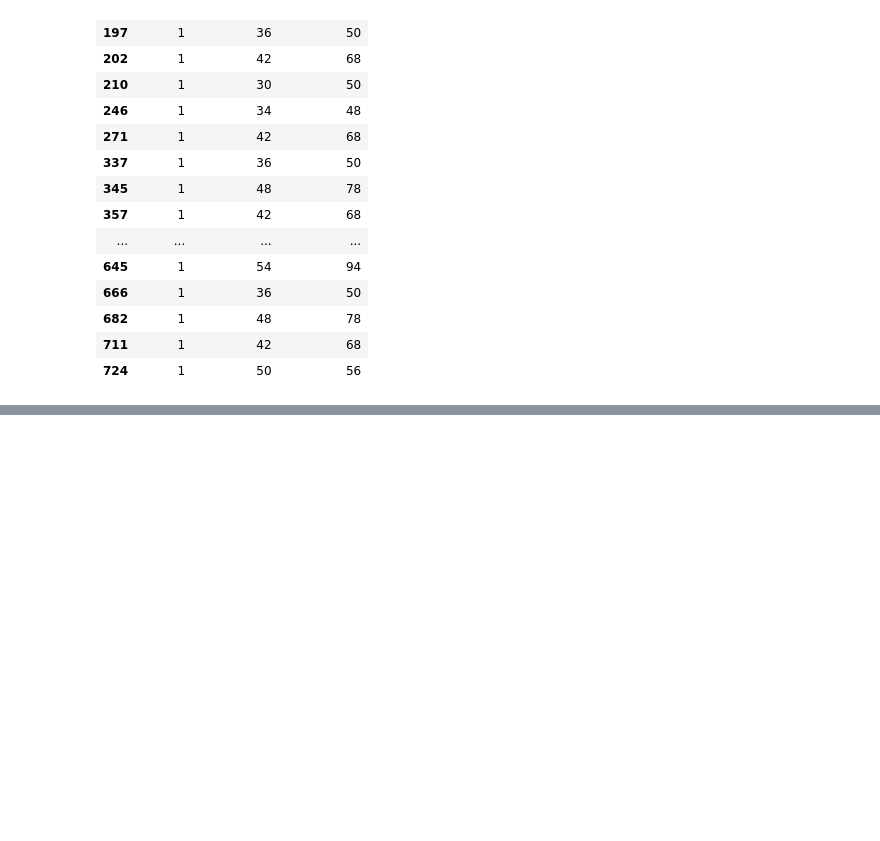
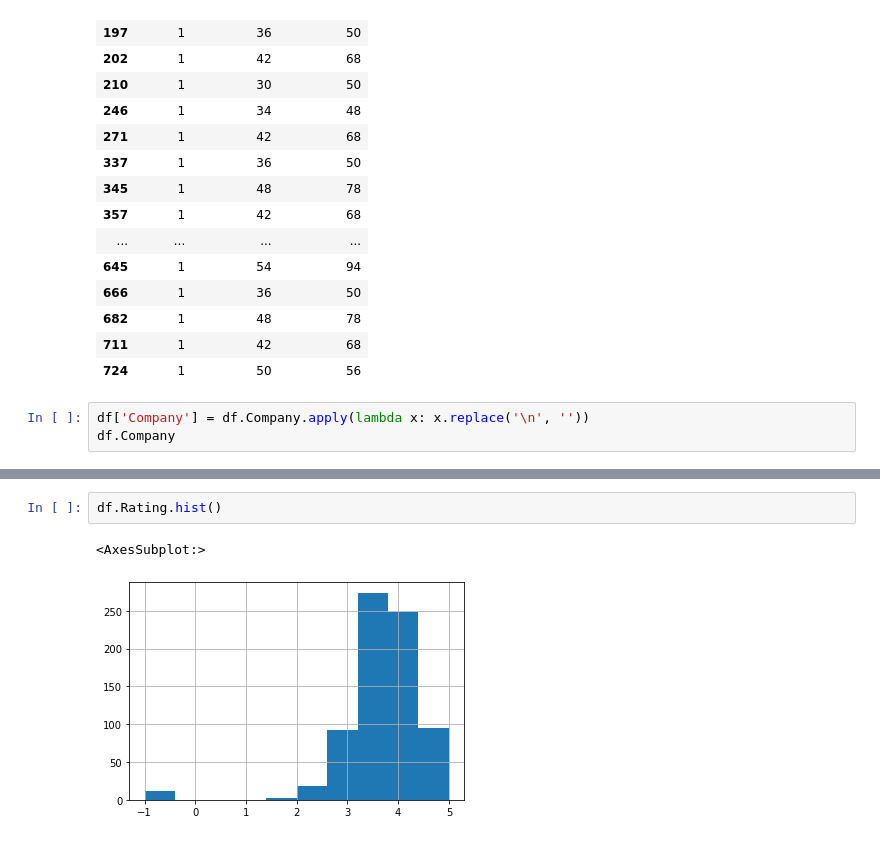
Before and after one commit to reenasheoran/Glassdoor_Salary_Prediction, a Jupyter notebook: notebooks/EDA.ipynb, the cells around one changed output, grey strips where cells are left out. Cells and saved outputs as stored; diff of their text form; blank space fills up the shorter version.

```diff
--- a/notebooks/EDA.ipynb
+++ b/notebooks/EDA.ipynb
@@ -134,3 +134,6 @@ df[df.hourly ==1][['hourly','min_salary','max_salary']]
 | 682 | 1 | 48 | 78 |
 | 711 | 1 | 42 | 68 |
 | 724 | 1 | 50 | 56 |
+# %%
+df['Company'] = df.Company.apply(lambda x: x.replace('\n', ''))
+df.Company
@@ -136,0 +176,5 @@ df[df.hourly ==1][['hourly','min_salary','max_salary']]
+# %%
+df.Rating.hist()
+# %% [output]
+<AxesSubplot:>
+[figure, added]
```
Also changed, not shown: parts of 26 cells of this notebook, 1 other file.
